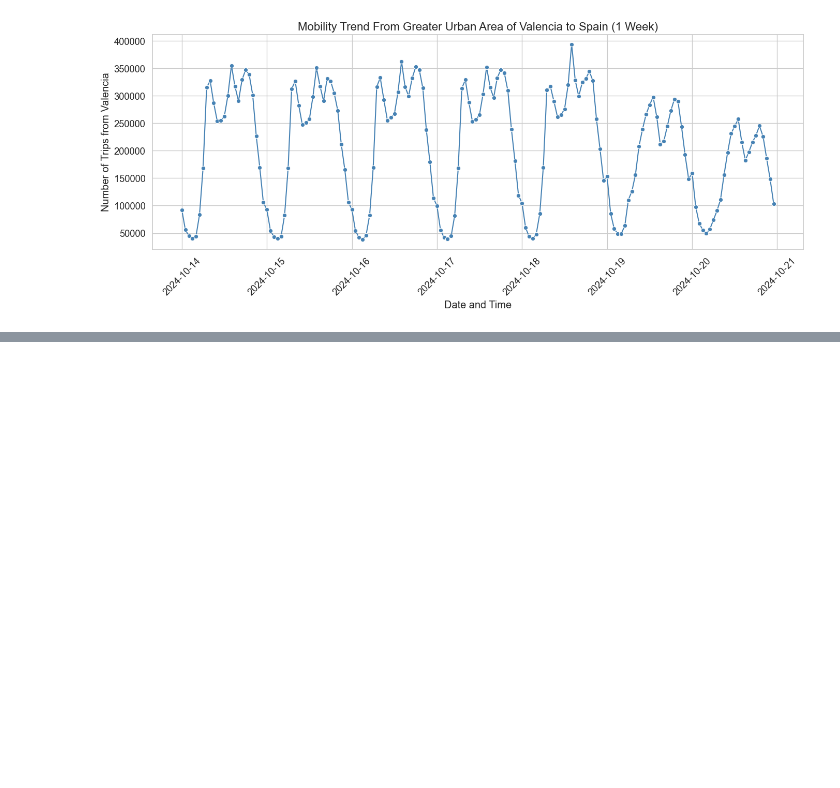
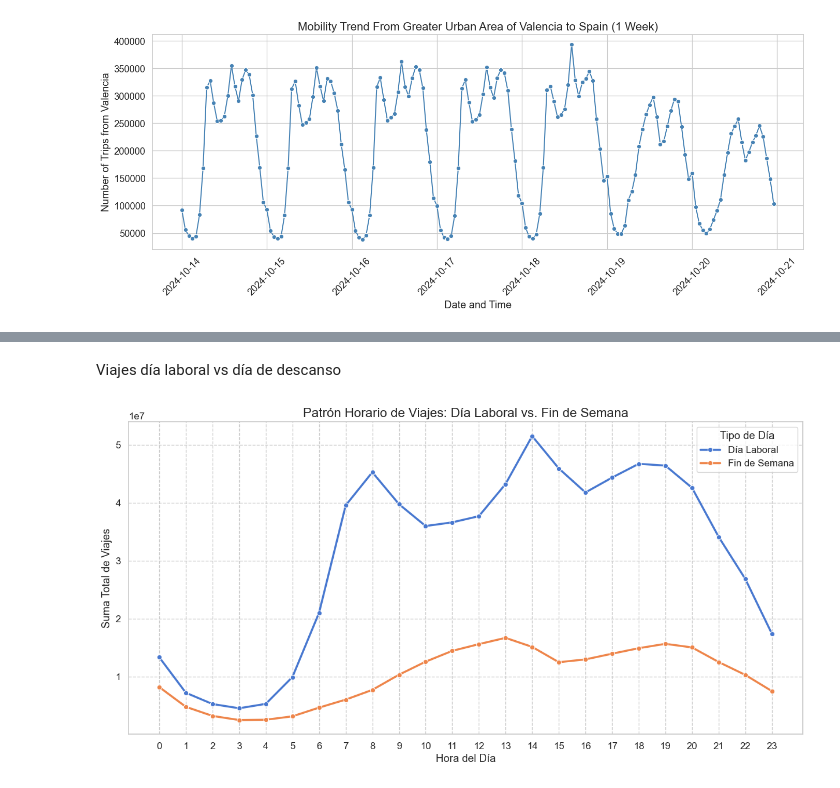
Before and after one commit to carlostag/BDET-mobility, a Jupyter notebook: Valencia_Mobility_1w.ipynb, the cells around one changed output, grey strips where cells are left out. Cells and saved outputs as stored; diff of their text form; code cells hidden in the pictures; blank space fills up the shorter version.

```diff
--- a/Valencia_Mobility_1w.ipynb
+++ b/Valencia_Mobility_1w.ipynb
@@ -204,0 +229,19 @@ plt.tight_layout()
+# %% [markdown]
+Viajes día laboral vs día de descanso
+# %%
+# Agrupar por tipo de día y hora
+hourly_pattern = od.groupby(['day_type', 'hour'])['n_trips'].sum().reset_index()
+
+# Graficar
+plt.figure(figsize=(15, 7))
+sns.lineplot(data=hourly_pattern, x='hour', y='n_trips', hue='day_type', marker='o', lw=2.5)
+
+plt.title('Patrón Horario de Viajes: Día Laboral vs. Fin de Semana', fontsize=16)
+plt.xlabel('Hora del Día')
+plt.ylabel('Suma Total de Viajes')
+plt.xticks(range(0, 24)) # Marcar cada hora
+plt.legend(title='Tipo de Día')
+plt.grid(True, which='both', linestyle='--')
+plt.show()
+# %% [output]
+[figure, added]
```
Also changed, not shown: parts of 15 cells of this notebook.
